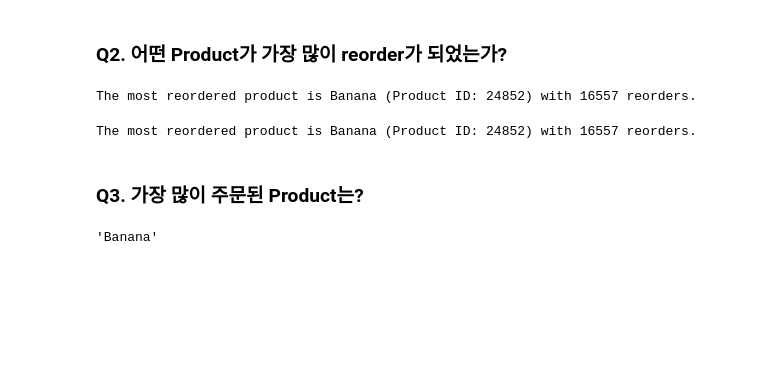
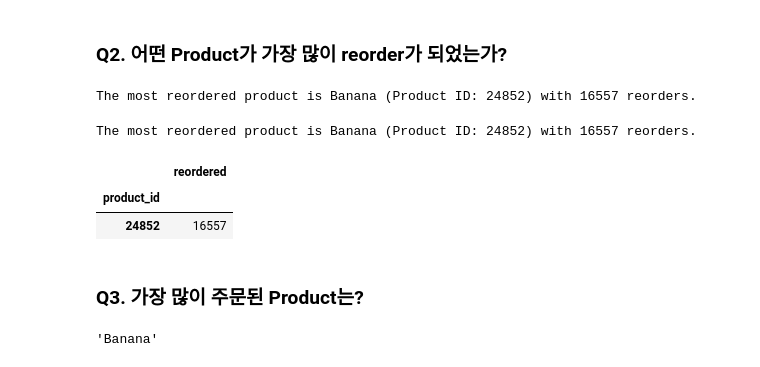
Before and after one commit to sy-grace/TIL, a Jupyter notebook: eda/240430-market-basket-analysis.ipynb, the cells around one changed output. Drawn from its saved outputs; the diff is of its cells as text; code cells hidden in the pictures; blank space fills up the shorter version.

```diff
--- a/eda/240430-market-basket-analysis.ipynb
+++ b/eda/240430-market-basket-analysis.ipynb
@@ -154,6 +154,14 @@ most_reordered_product = products.loc[products['product_id'] == most_reordered_p
 print(f"The most reordered product is {most_reordered_product} (Product ID: {most_reordered_product_id}) with {most_reordered_count} reorders.")
 # %% [output]
 The most reordered product is Banana (Product ID: 24852) with 16557 reorders.
+# %%
+# 강사 답안
+data = pd.merge(train, products, on='product_id', how='inner')
+pd.pivot_table(data=data, index='product_id', values='reordered', aggfunc='sum').sort_values(by='reordered', ascending=False)[:1]
+# %% [output]
+|  | reordered |
+| product_id |  |
+| 24852 | 16557 |
 # %% [markdown]
 ### Q3. 가장 많이 주문된 Product는?
 # %%
```
Also changed, not shown: parts of 5 cells of this notebook.
